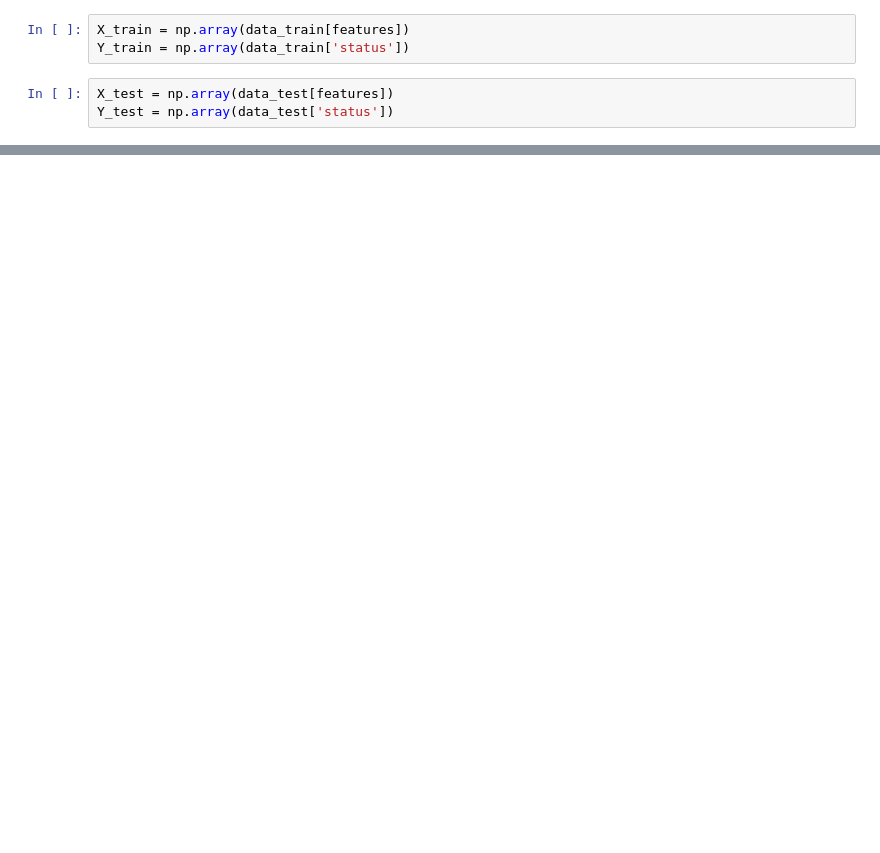
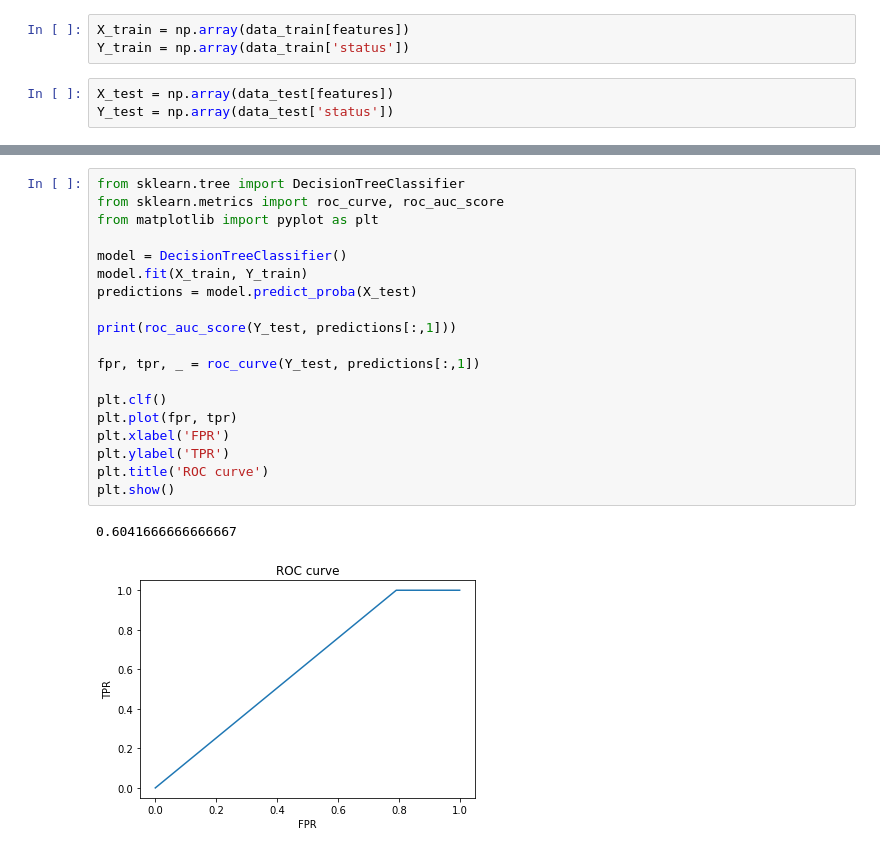
Before and after one commit to isorser/Situaciones-de-Aprendizaje-IA, a Jupyter notebook: SA_IA_ejemplo.ipynb, the cells around one changed output, grey strips where cells are left out. Cells and saved outputs as stored; diff of their text form; blank space fills up the shorter version.

```diff
--- a/SA_IA_ejemplo.ipynb
+++ b/SA_IA_ejemplo.ipynb
@@ -65,0 +84,22 @@ array([ 0,  0,  0,  0,  0,  0,  0,  0,  0,  0,  0,  0,  0,  0,  0,  0,  0,
+# %%
+from sklearn.tree import DecisionTreeClassifier
+from sklearn.metrics import roc_curve, roc_auc_score
+from matplotlib import pyplot as plt
+
+model = DecisionTreeClassifier()
+model.fit(X_train, Y_train)
+predictions = model.predict_proba(X_test)
+
+print(roc_auc_score(Y_test, predictions[:,1]))
+
+fpr, tpr, _ = roc_curve(Y_test, predictions[:,1])
+
+plt.clf()
+plt.plot(fpr, tpr)
+plt.xlabel('FPR')
+plt.ylabel('TPR')
+plt.title('ROC curve')
+plt.show()
+# %% [output]
+0.6041666666666667
+[figure, added]
```
Also changed, not shown: parts of 10 cells of this notebook.
